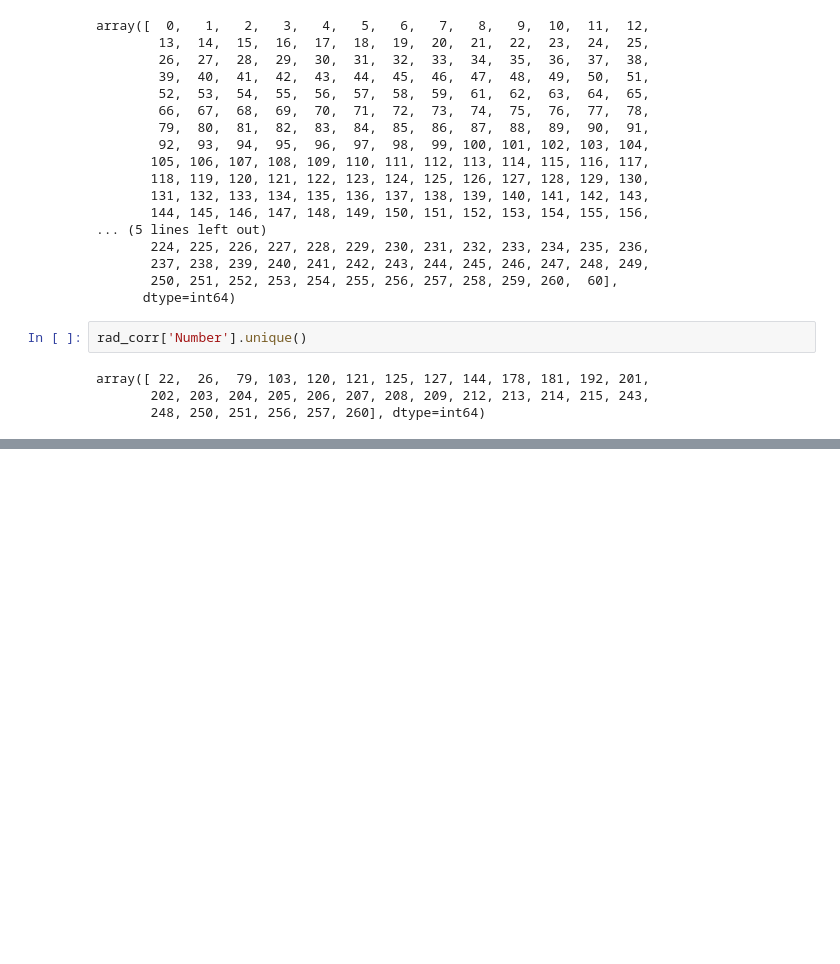
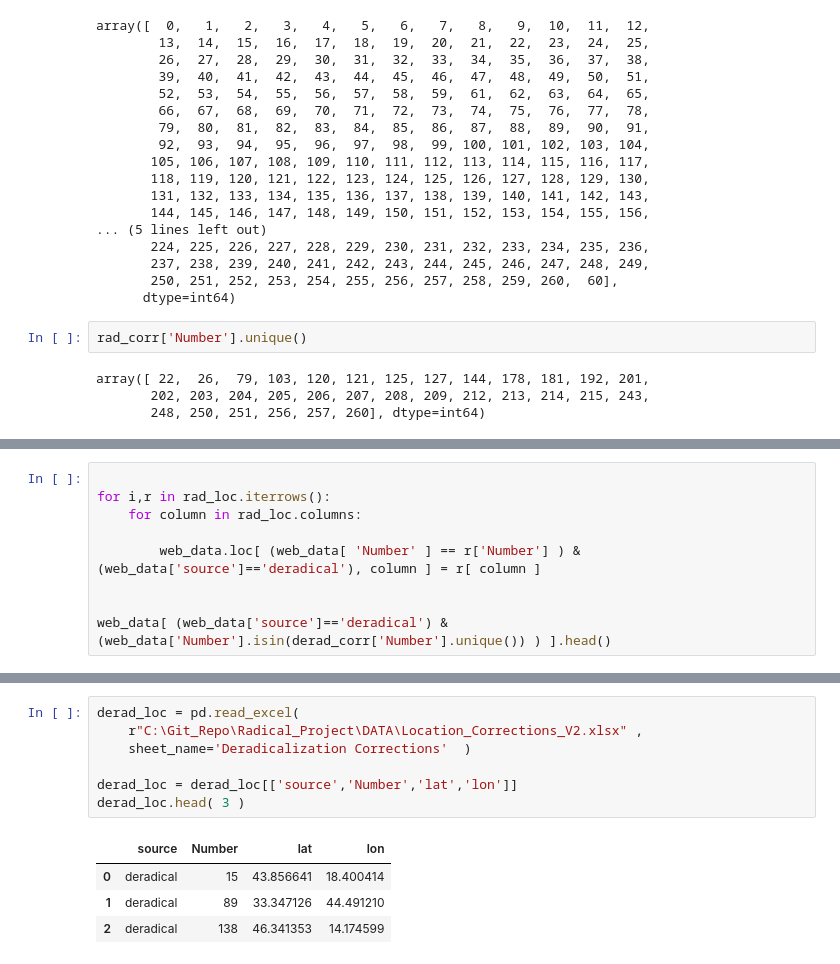
Before and after one commit to cankadir/Radical_Project, a Jupyter notebook: PY/230520_Data_Correction.ipynb, the cells around one changed output, grey strips where cells are left out. Cells and saved outputs as stored; diff of their text form; blank space fills up the shorter version.

```diff
--- a/PY/230520_Data_Correction.ipynb
+++ b/PY/230520_Data_Correction.ipynb
@@ -85,0 +101,9 @@ web_data[ (web_data['source']=='deradical') & (web_data['Number'].isin(derad_cor
+# %%
+
+for i,r in rad_loc.iterrows():
+    for column in rad_loc.columns:
+
+        web_data.loc[ (web_data[ 'Number' ] == r['Number'] ) & (web_data['source']=='deradical'), column ] = r[ column ]
+
+
+web_data[ (web_data['source']=='deradical') & (web_data['Number'].isin(derad_corr['Number'].unique()) ) ].head()
@@ -85,0 +117,12 @@ web_data[ (web_data['source']=='deradical') & (web_data['Number'].isin(derad_cor
+# %%
+derad_loc = pd.read_excel(
+    r"C:\Git_Repo\Radical_Project\DATA\Location_Corrections_V2.xlsx" ,
+    sheet_name='Deradicalization Corrections'  )
+
+derad_loc = derad_loc[['source','Number','lat','lon']]
+derad_loc.head( 3 )
+# %% [output]
+|  | source | Number | lat | lon |
+| 0 | deradical | 15 | 43.856641 | 18.400414 |
+| 1 | deradical | 89 | 33.347126 | 44.491210 |
+| 2 | deradical | 138 | 46.341353 | 14.174599 |
```
Also changed, not shown: parts of 5 cells of this notebook, 9 other files.
